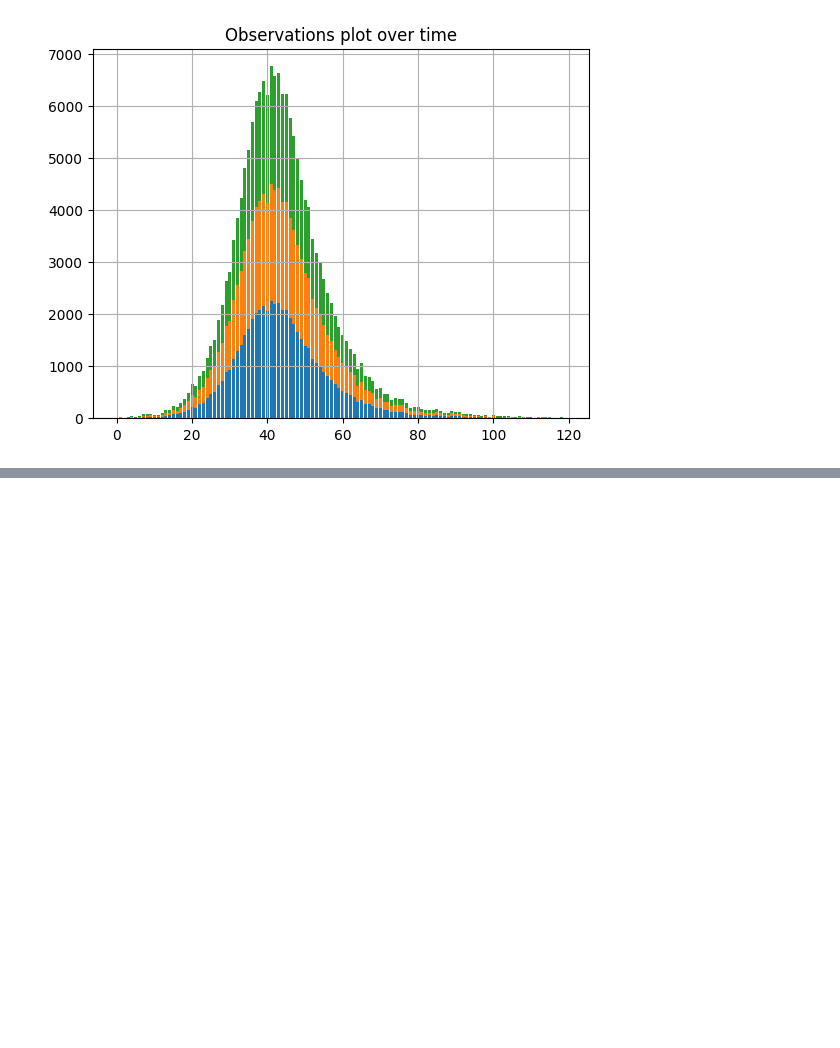
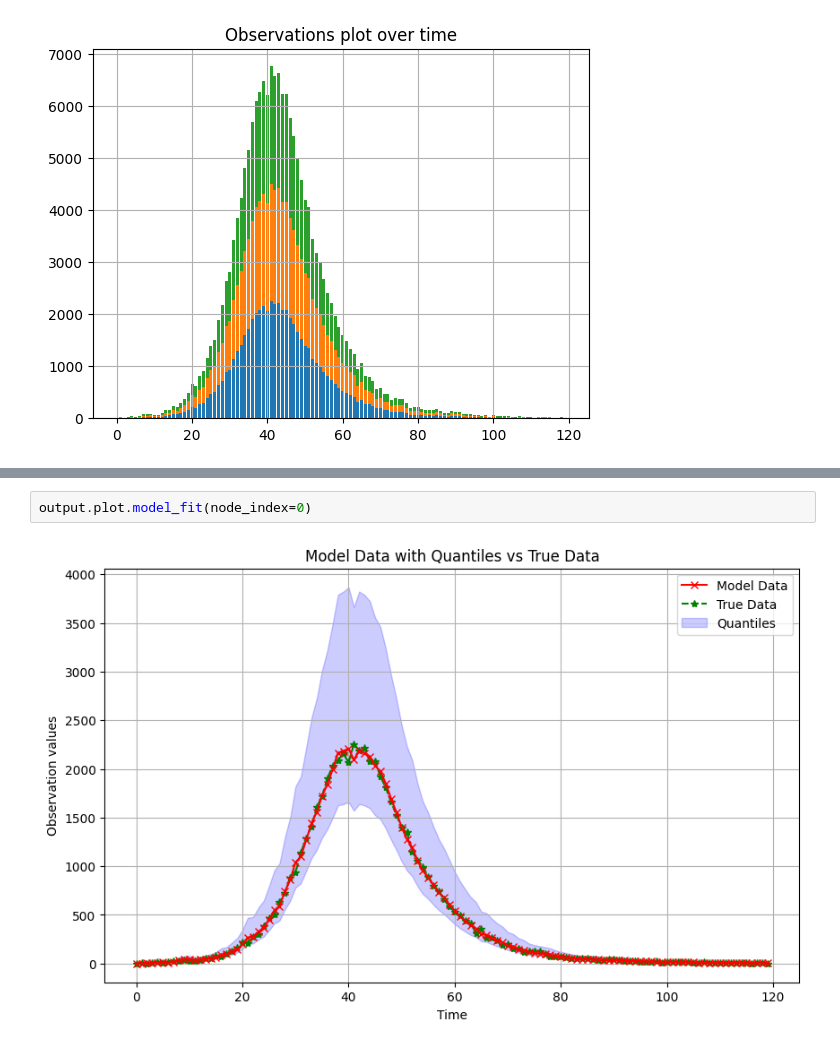
Before and after one commit to NAU-CCL/Epymorph, a Jupyter notebook: parameter_estimation_multinode.ipynb, the cells around one changed output, grey strips where cells are left out. Saved outputs shown, nothing was run; the diff lists cells and outputs as text; blank space fills up the shorter version.

```diff
--- a/parameter_estimation_multinode.ipynb
+++ b/parameter_estimation_multinode.ipynb
@@ -116,0 +141,4 @@ output = sim.run()
+# %%
+output.plot.model_fit(node_index=0)
+# %% [output]
+[figure, added]
```
Also changed, not shown: parts of 10 cells of this notebook, 15 other files.
